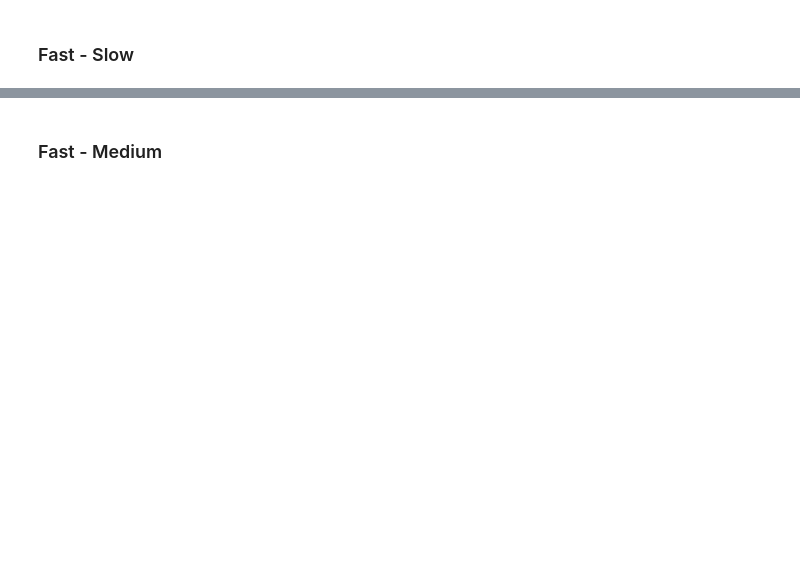
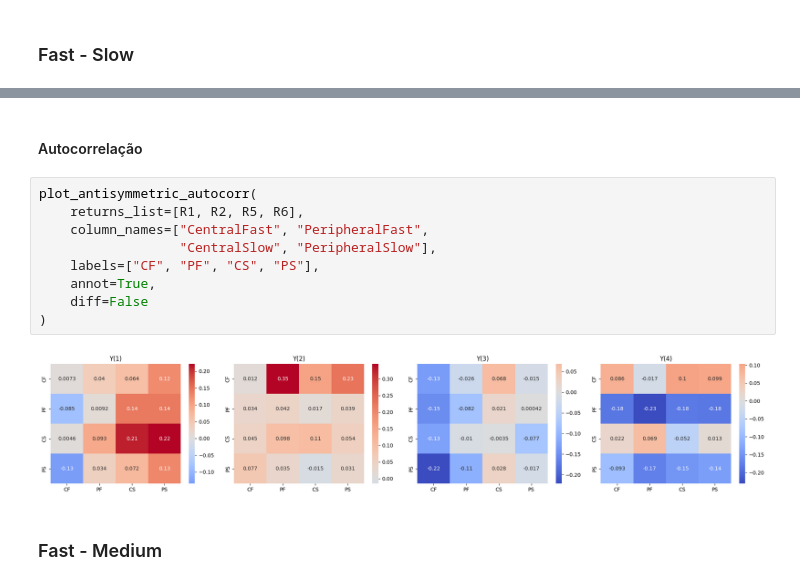
Before and after one commit to gustavoroque97/paper-financial-graph, a Jupyter notebook: code/graphs/lead_lag_relation.ipynb, the cells around one changed output, grey strips where cells are left out. Drawn from its saved outputs; the diff is of its cells as text; blank space fills up the shorter version.

```diff
--- a/code/graphs/lead_lag_relation.ipynb
+++ b/code/graphs/lead_lag_relation.ipynb
@@ -409,2 +446,15 @@ Text(0.5, 1.0, "Y(4) - Y'(4)")
+# %% [markdown]
+#### Autocorrelação
+# %%
+plot_antisymmetric_autocorr(
+    returns_list=[R1, R2, R5, R6],
+    column_names=["CentralFast", "PeripheralFast",
+                  "CentralSlow", "PeripheralSlow"],
+    labels=["CF", "PF", "CS", "PS"],
+    annot=True,
+    diff=False
+)
+# %% [output]
+[figure, added]
 # %% [markdown]
 ### Fast - Medium
```
Also changed, not shown: parts of 20 cells of this notebook, 6 other files.
